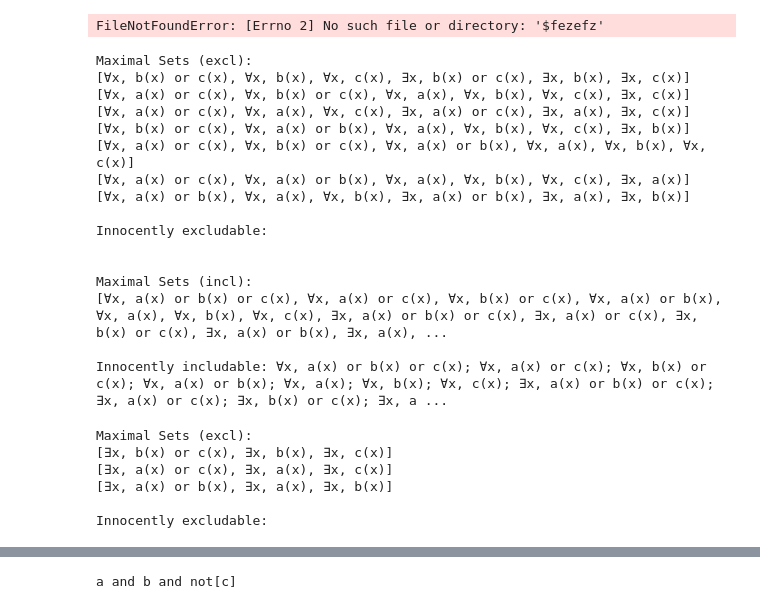
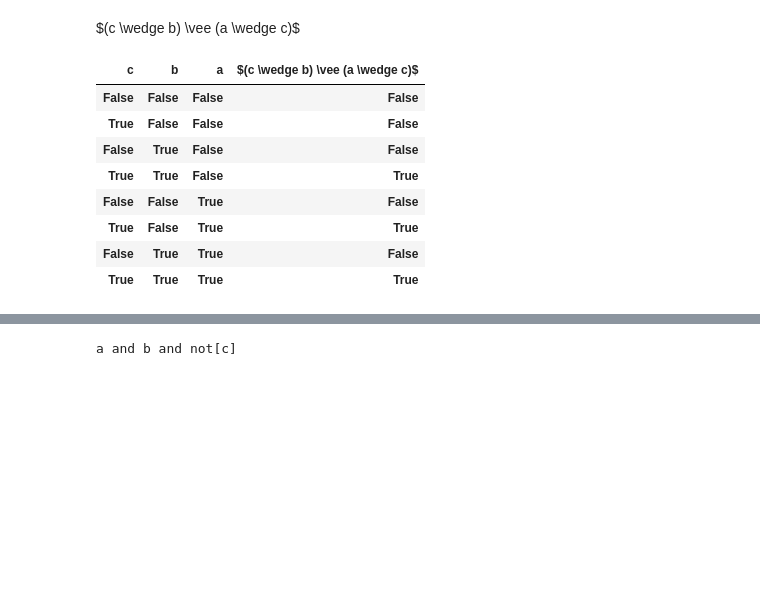
Before and after one commit to KenyC/Exh, a Jupyter notebook: Scratchpad.ipynb, the cells around one changed output, grey strips where cells are left out. Cells and saved outputs as stored; diff of their text form; code cells hidden in the pictures; blank space fills up the shorter version.

```diff
--- a/Scratchpad.ipynb
+++ b/Scratchpad.ipynb
@@ -12,38 +0,0 @@ from IPython.display import Math, display, HTML
-# %%
-f = Ax > a("x") | b("x") | c("x")
-
-
-display(HTML("$", f.display(), "$fezefz"))
-# %% [output]
-FileNotFoundError: [Errno 2] No such file or directory: '$fezefz'
-# %%
-formula = Exh(f, scales = [{"some", "all"}], ii = True)
-formula.diagnose()
-alts = [alt for alt in formula.alts if isinstance(alt, Existential)]
-# %% [output]
-Maximal Sets (excl):
-[∀x, b(x) or c(x), ∀x, b(x), ∀x, c(x), ∃x, b(x) or c(x), ∃x, b(x), ∃x, c(x)]
-[∀x, a(x) or c(x), ∀x, b(x) or c(x), ∀x, a(x), ∀x, b(x), ∀x, c(x), ∃x, c(x)]
-[∀x, a(x) or c(x), ∀x, a(x), ∀x, c(x), ∃x, a(x) or c(x), ∃x, a(x), ∃x, c(x)]
-[∀x, b(x) or c(x), ∀x, a(x) or b(x), ∀x, a(x), ∀x, b(x), ∀x, c(x), ∃x, b(x)]
-[∀x, a(x) or c(x), ∀x, b(x) or c(x), ∀x, a(x) or b(x), ∀x, a(x), ∀x, b(x), ∀x, c(x)]
-[∀x, a(x) or c(x), ∀x, a(x) or b(x), ∀x, a(x), ∀x, b(x), ∀x, c(x), ∃x, a(x)]
-[∀x, a(x) or b(x), ∀x, a(x), ∀x, b(x), ∃x, a(x) or b(x), ∃x, a(x), ∃x, b(x)]
-
-Innocently excludable:
-
-
-Maximal Sets (incl):
-[∀x, a(x) or b(x) or c(x), ∀x, a(x) or c(x), ∀x, b(x) or c(x), ∀x, a(x) or b(x), ∀x, a(x), ∀x, b(x), ∀x, c(x), ∃x, a(x) or b(x) or c(x), ∃x, a(x) or c(x), ∃x, b(x) or c(x), ∃x, a(x) or b(x), ∃x, a(x), ...
-
-Innocently includable: ∀x, a(x) or b(x) or c(x); ∀x, a(x) or c(x); ∀x, b(x) or c(x); ∀x, a(x) or b(x); ∀x, a(x); ∀x, b(x); ∀x, c(x); ∃x, a(x) or b(x) or c(x); ∃x, a(x) or c(x); ∃x, b(x) or c(x); ∃x, a ...
-# %%
-f2 = Exh(f, alts = alts)
-f2.diagnose()
-# %% [output]
-Maximal Sets (excl):
-[∃x, b(x) or c(x), ∃x, b(x), ∃x, c(x)]
-[∃x, a(x) or c(x), ∃x, a(x), ∃x, c(x)]
-[∃x, a(x) or b(x), ∃x, a(x), ∃x, b(x)]
-
-Innocently excludable:
@@ -49,0 +5,21 @@ Innocently excludable:
+# %%
+def ttable(f):
+    Universe(f = f).truth_table(f)
+# %%
+f1 = (c & b) | (a & c)
+jprint(f1)
+# %% [output]
+$(c \wedge b) \vee (a \wedge c)$
+# %%
+f3 = f1.flatten()
+ttable(f3)
+# %% [output]
+| c | b | a | $(c \wedge b) \vee (a \wedge c)$ |
+| False | False | False | False |
+| True | False | False | False |
+| False | True | False | False |
+| True | True | False | True |
+| False | False | True | False |
+| True | False | True | True |
+| False | True | True | False |
+| True | True | True | True |
```
Also changed, not shown: parts of 4 cells of this notebook, 18 other files.
